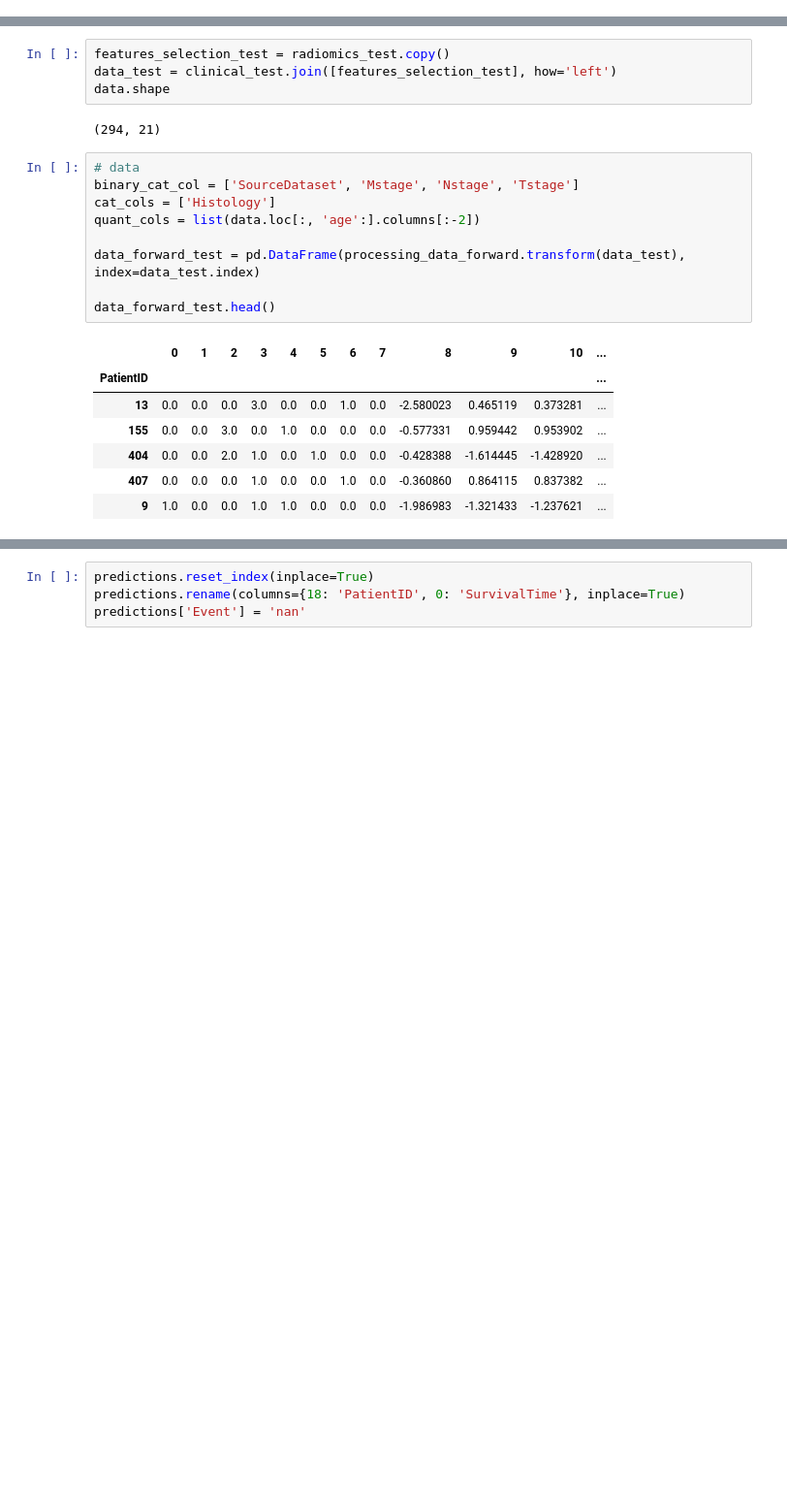
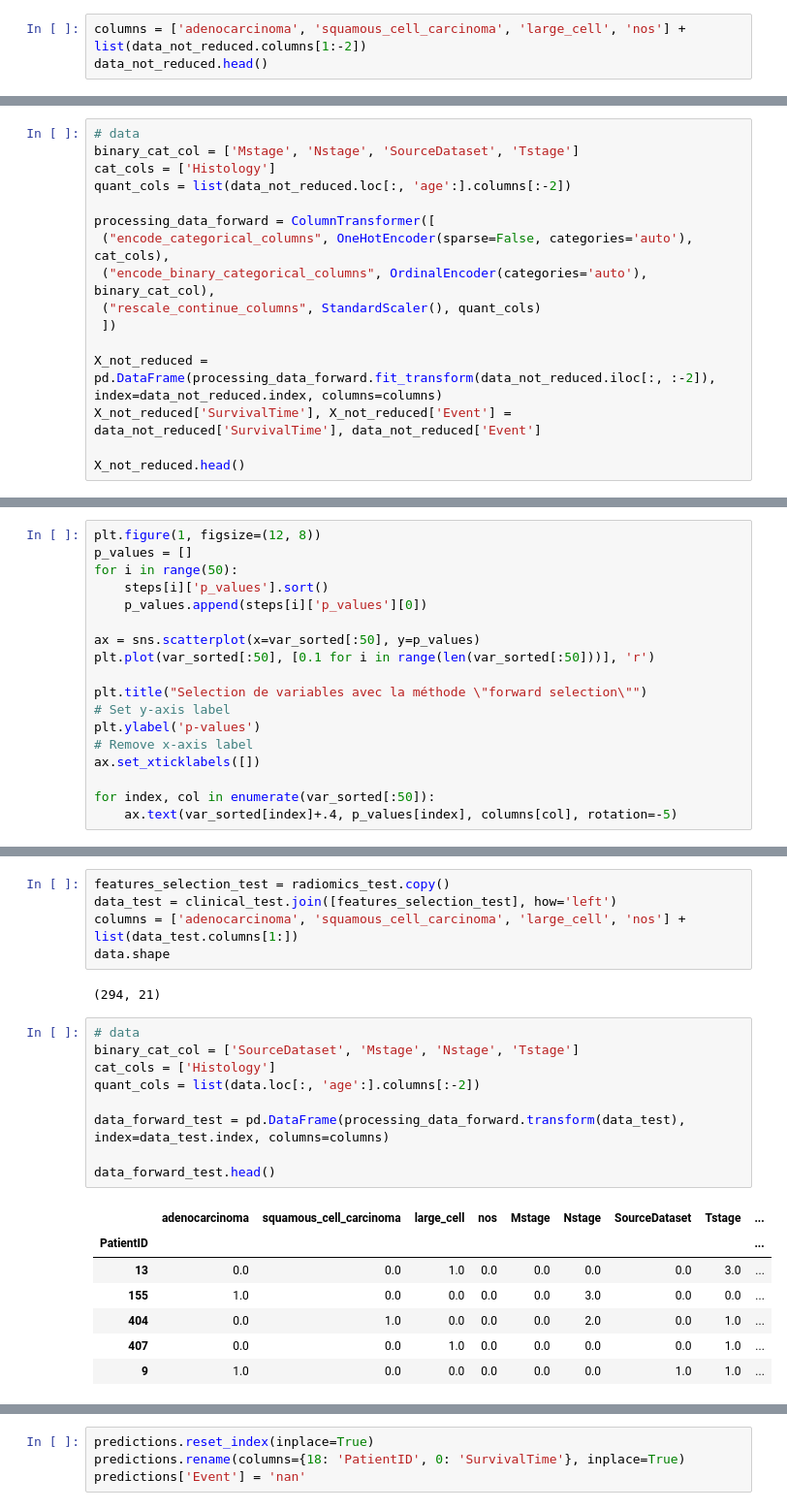
Before and after one commit to aksl20/owkin-challenge, a Jupyter notebook: python/notebook/lung-cancer-survival-time.ipynb, the cells around one changed output, grey strips where cells are left out. Shown at 97% size. Cells and saved outputs as stored; diff of their text form; blank space fills up the shorter version.

```diff
--- a/python/notebook/lung-cancer-survival-time.ipynb
+++ b/python/notebook/lung-cancer-survival-time.ipynb
@@ -770,0 +447,3 @@ print(np.std(scores))
+# %%
+columns = ['adenocarcinoma', 'squamous_cell_carcinoma', 'large_cell', 'nos'] + list(data_not_reduced.columns[1:-2])
+data_not_reduced.head()
@@ -770,0 +459,16 @@ print(np.std(scores))
+# %%
+# data
+binary_cat_col = ['Mstage', 'Nstage', 'SourceDataset', 'Tstage']
+cat_cols = ['Histology']
+quant_cols = list(data_not_reduced.loc[:, 'age':].columns[:-2])
+
+processing_data_forward = ColumnTransformer([
+ ("encode_categorical_columns", OneHotEncoder(sparse=False, categories='auto'), cat_cols),
+ ("encode_binary_categorical_columns", OrdinalEncoder(categories='auto'), binary_cat_col),
+ ("rescale_continue_columns", StandardScaler(), quant_cols)
+ ])
+
+X_not_reduced = pd.DataFrame(processing_data_forward.fit_transform(data_not_reduced.iloc[:, :-2]), index=data_not_reduced.index, columns=columns)
+X_not_reduced['SurvivalTime'], X_not_reduced['Event'] = data_not_reduced['SurvivalTime'], data_not_reduced['Event']
+
+X_not_reduced.head()
@@ -770,0 +492,18 @@ print(np.std(scores))
+# %%
+plt.figure(1, figsize=(12, 8))
+p_values = []
+for i in range(50):
+    steps[i]['p_values'].sort()
+    p_values.append(steps[i]['p_values'][0])
+
+ax = sns.scatterplot(x=var_sorted[:50], y=p_values)
+plt.plot(var_sorted[:50], [0.1 for i in range(len(var_sorted[:50]))], 'r')
+
+plt.title("Selection de variables avec la méthode \"forward selection\"")
+# Set y-axis label
+plt.ylabel('p-values')
+# Remove x-axis label
+ax.set_xticklabels([])
+
+for index, col in enumerate(var_sorted[:50]):
+    ax.text(var_sorted[index]+.4, p_values[index], columns[col], rotation=-5)
@@ -1112,23 +761,24 @@ for index, row in clinical_test.iterrows():
 # %%
 features_selection_test = radiomics_test.copy()
 data_test = clinical_test.join([features_selection_test], how='left')
+columns = ['adenocarcinoma', 'squamous_cell_carcinoma', 'large_cell', 'nos'] + list(data_test.columns[1:])
 data.shape
 # %% [output]
 (294, 21)
 # %%
 # data
 binary_cat_col = ['SourceDataset', 'Mstage', 'Nstage', 'Tstage']
 cat_cols = ['Histology']
 quant_cols = list(data.loc[:, 'age':].columns[:-2])
 
-data_forward_test = pd.DataFrame(processing_data_forward.transform(data_test), index=data_test.index)
+data_forward_test = pd.DataFrame(processing_data_forward.transform(data_test), index=data_test.index, columns=columns)
 
 data_forward_test.head()
 # %% [output]
-|  | 0 | 1 | 2 | 3 | 4 | 5 | 6 | 7 | 8 | 9 | 10 | ... |
-| PatientID |  |  |  |  |  |  |  |  |  |  |  | ... |
-| 13 | 0.0 | 0.0 | 0.0 | 3.0 | 0.0 | 0.0 | 1.0 | 0.0 | -2.580023 | 0.465119 | 0.373281 | ... |
-| 155 | 0.0 | 0.0 | 3.0 | 0.0 | 1.0 | 0.0 | 0.0 | 0.0 | -0.577331 | 0.959442 | 0.953902 | ... |
-| 404 | 0.0 | 0.0 | 2.0 | 1.0 | 0.0 | 1.0 | 0.0 | 0.0 | -0.428388 | -1.614445 | -1.428920 | ... |
-| 407 | 0.0 | 0.0 | 0.0 | 1.0 | 0.0 | 0.0 | 1.0 | 0.0 | -0.360860 | 0.864115 | 0.837382 | ... |
-| 9 | 1.0 | 0.0 | 0.0 | 1.0 | 1.0 | 0.0 | 0.0 | 0.0 | -1.986983 | -1.321433 | -1.237621 | ... |
+|  | adenocarcinoma | squamous_cell_carcinoma | large_cell | nos | Mstage | Nstage | SourceDataset | Tstage | ... |
+| PatientID |  |  |  |  |  |  |  |  | ... |
+| 13 | 0.0 | 0.0 | 1.0 | 0.0 | 0.0 | 0.0 | 0.0 | 3.0 | ... |
+| 155 | 1.0 | 0.0 | 0.0 | 0.0 | 0.0 | 3.0 | 0.0 | 0.0 | ... |
+| 404 | 0.0 | 1.0 | 0.0 | 0.0 | 0.0 | 2.0 | 0.0 | 1.0 | ... |
+| 407 | 0.0 | 0.0 | 1.0 | 0.0 | 0.0 | 0.0 | 0.0 | 1.0 | ... |
+| 9 | 1.0 | 0.0 | 0.0 | 0.0 | 0.0 | 0.0 | 1.0 | 1.0 | ... |
```
Also changed, not shown: parts of 134 cells of this notebook.
